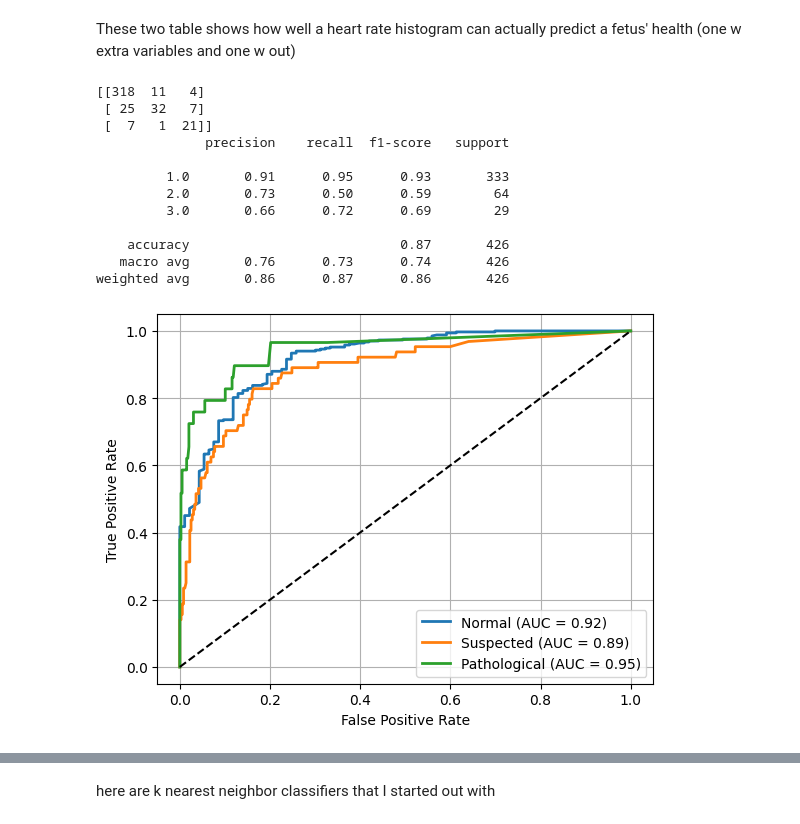
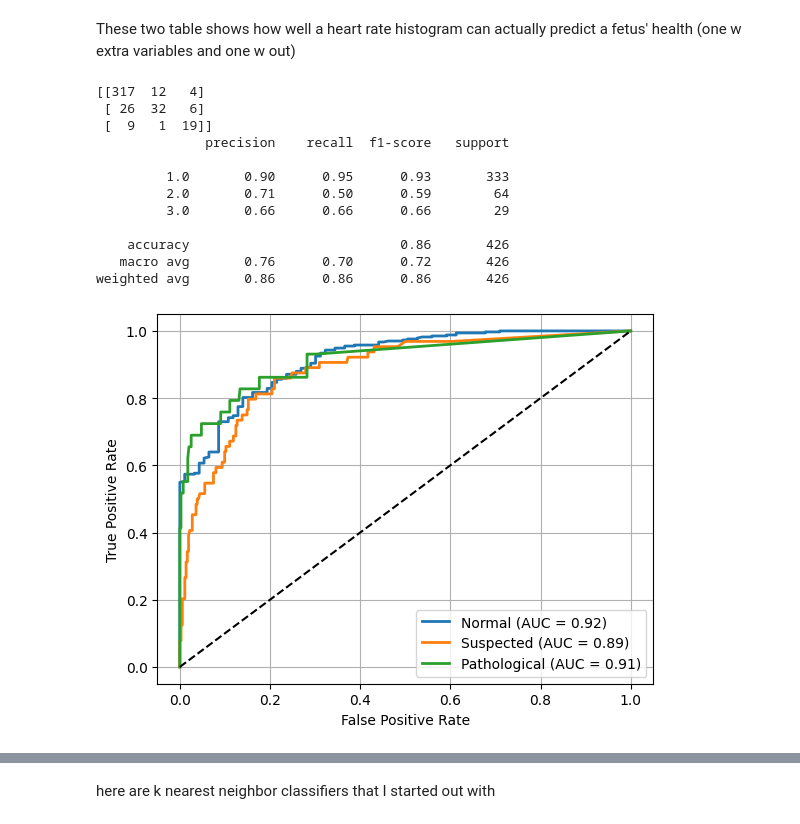
Before and after one commit to ellaodinec/EllaOdinec, a Jupyter notebook: Ella_Odinec_Data_Science_Research_Final_Code.ipynb, the cells around one changed output, grey strips where cells are left out. Drawn from its saved outputs; the diff is of its cells as text; code cells hidden in the pictures.

```diff
--- a/Ella_Odinec_Data_Science_Research_Final_Code.ipynb
+++ b/Ella_Odinec_Data_Science_Research_Final_Code.ipynb
@@ -1321,7 +1321,7 @@ in my presentation and paper it is important to point out that heart rate histog
 # %% [markdown]
 These two table shows how well a heart rate histogram can actually predict a fetus' health (one w extra variables and one w out)
 # %%
-X = df[['histogram_min','histogram_mode', 'histogram_mean', 'histogram_median', 'histogram_variance', 'histogram_tendency']]
+X = df[['histogram_min', 'histogram_mean', 'histogram_variance', 'histogram_tendency']]
 y = df['fetal_health']
 
 X_train, X_test, y_train, y_test = train_test_split(X, y, test_size=0.2, random_state=42)
@@ -1335,43 +1335,43 @@ accuracy = accuracy_score(y_test, y_pred)
 conf_matrix = confusion_matrix(y_test, y_pred)
 
 y_test_binarized = label_binarize(y_test, classes=[1, 2, 3])
 n_classes=y_test_binarized.shape[1]
 
 classifier= OneVsRestClassifier(RandomForestClassifier())
 classifier.fit(X_train, y_train)
 
 y_score = classifier.predict_proba(X_test)
 
 print(confusion_matrix(y_test, y_pred))
 print(classification_report(y_test, y_pred))
 
 labels = ['Normal', 'Suspected', 'Pathological']
 
 for i  in range(n_classes):
     fpr, tpr, _ = roc_curve(y_test_binarized[:, i], y_score[:, i])
     roc_auc = auc(fpr, tpr)
     plt.plot(fpr, tpr, lw=2, label=f'{labels[i]} (AUC = {roc_auc:.2f})')
 
 plt.plot([0,1], [0,1], 'k--')
 plt.xlabel('False Positive Rate')
 plt.ylabel('True Positive Rate')
 plt.legend(loc='lower right')
 plt.grid(True)
 plt.show()
 # %% [output]
-[[318  11   4]
- [ 25  32   7]
- [  7   1  21]]
+[[317  12   4]
+ [ 26  32   6]
+ [  9   1  19]]
               precision    recall  f1-score   support
 
-         1.0       0.91      0.95      0.93       333
-         2.0       0.73      0.50      0.59        64
-         3.0       0.66      0.72      0.69        29
+         1.0       0.90      0.95      0.93       333
+         2.0       0.71      0.50      0.59        64
+         3.0       0.66      0.66      0.66        29
 
-    accuracy                           0.87       426
-   macro avg       0.76      0.73      0.74       426
-weighted avg       0.86      0.87      0.86       426
+    accuracy                           0.86       426
+   macro avg       0.76      0.70      0.72       426
+weighted avg       0.86      0.86      0.86       426
-[figure, old version]
+[figure, new version]
 # %%
 #with accelerations, decelerations, baseline value, and variability
 
```
Also changed, not shown: parts of 1 cell of this notebook.
